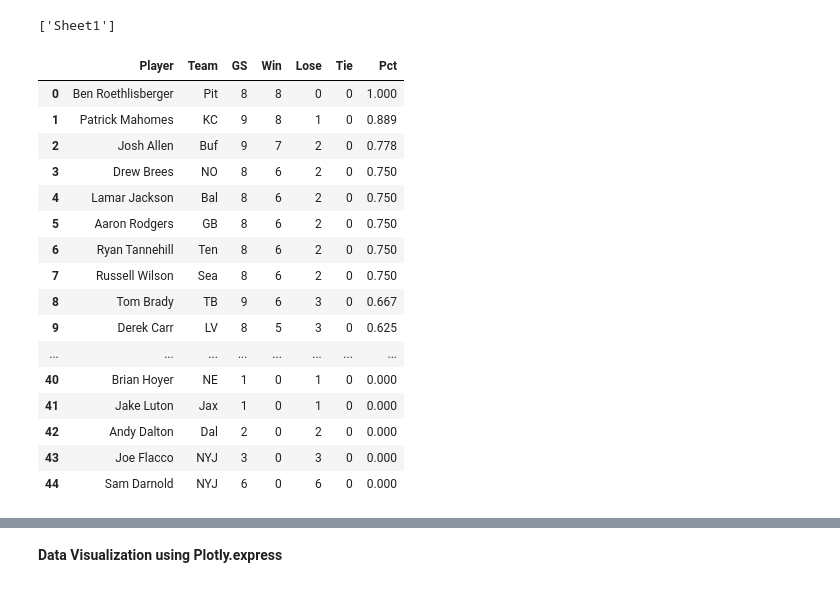
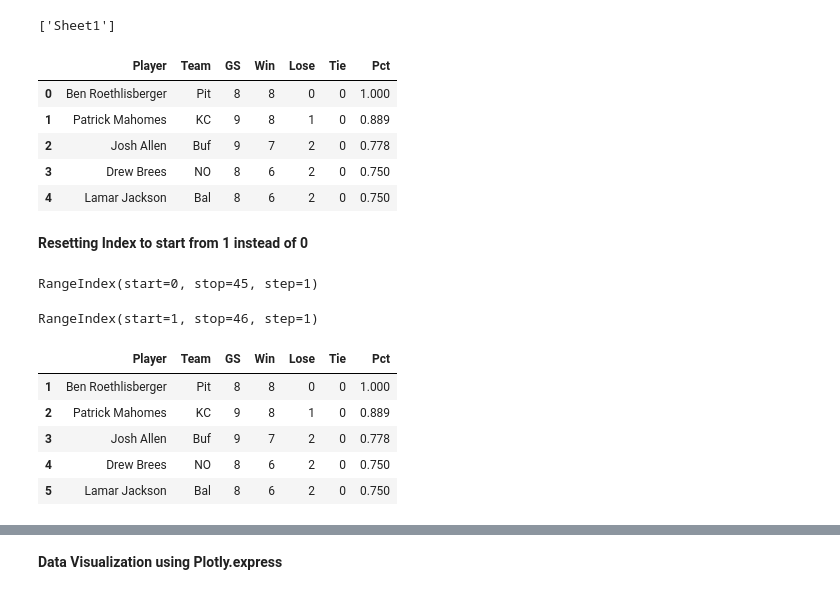
Before and after one commit to MaryAdewunmi/Predicting-NFL2020, a Jupyter notebook: NFL_2020.ipynb, the cells around one changed output, grey strips where cells are left out. Cells and saved outputs as stored; diff of their text form; code cells hidden in the pictures.

```diff
--- a/NFL_2020.ipynb
+++ b/NFL_2020.ipynb
@@ -25,6 +25,6 @@ Saving NFL.xlsx to NFL.xlsx
 # %%
 import io
-df2 = pd.ExcelFile(io.BytesIO(uploaded['NFL.xlsx']))
+df2 = pd.ExcelFile(io.BytesIO(uploaded['NFL2020.xlsx']))
 # %%
 df2
 # %% [output]
@@ -36,22 +36,31 @@ print(df2.sheet_names)
 # %%
 df1 = df2.parse('Sheet1')
 # %%
-df1
+df1.head()
 # %% [output]
 |  | Player | Team | GS | Win | Lose | Tie | Pct |
 | 0 | Ben Roethlisberger | Pit | 8 | 8 | 0 | 0 | 1.000 |
 | 1 | Patrick Mahomes | KC | 9 | 8 | 1 | 0 | 0.889 |
 | 2 | Josh Allen | Buf | 9 | 7 | 2 | 0 | 0.778 |
 | 3 | Drew Brees | NO | 8 | 6 | 2 | 0 | 0.750 |
 | 4 | Lamar Jackson | Bal | 8 | 6 | 2 | 0 | 0.750 |
-| 5 | Aaron Rodgers | GB | 8 | 6 | 2 | 0 | 0.750 |
-| 6 | Ryan Tannehill | Ten | 8 | 6 | 2 | 0 | 0.750 |
-| 7 | Russell Wilson | Sea | 8 | 6 | 2 | 0 | 0.750 |
-| 8 | Tom Brady | TB | 9 | 6 | 3 | 0 | 0.667 |
-| 9 | Derek Carr | LV | 8 | 5 | 3 | 0 | 0.625 |
-| ... | ... | ... | ... | ... | ... | ... | ... |
-| 40 | Brian Hoyer | NE | 1 | 0 | 1 | 0 | 0.000 |
-| 41 | Jake Luton | Jax | 1 | 0 | 1 | 0 | 0.000 |
-| 42 | Andy Dalton | Dal | 2 | 0 | 2 | 0 | 0.000 |
-| 43 | Joe Flacco | NYJ | 3 | 0 | 3 | 0 | 0.000 |
-| 44 | Sam Darnold | NYJ | 6 | 0 | 6 | 0 | 0.000 |
+# %% [markdown]
+**Resetting Index to start from 1 instead of 0**
+# %%
+df1.index
+# %% [output]
+RangeIndex(start=0, stop=45, step=1)
+# %%
+df1.index +=1
+df1.index
+# %% [output]
+RangeIndex(start=1, stop=46, step=1)
+# %%
+df1.head()
+# %% [output]
+|  | Player | Team | GS | Win | Lose | Tie | Pct |
+| 1 | Ben Roethlisberger | Pit | 8 | 8 | 0 | 0 | 1.000 |
+| 2 | Patrick Mahomes | KC | 9 | 8 | 1 | 0 | 0.889 |
+| 3 | Josh Allen | Buf | 9 | 7 | 2 | 0 | 0.778 |
+| 4 | Drew Brees | NO | 8 | 6 | 2 | 0 | 0.750 |
+| 5 | Lamar Jackson | Bal | 8 | 6 | 2 | 0 | 0.750 |
```
Also changed, not shown: parts of 16 cells of this notebook.
